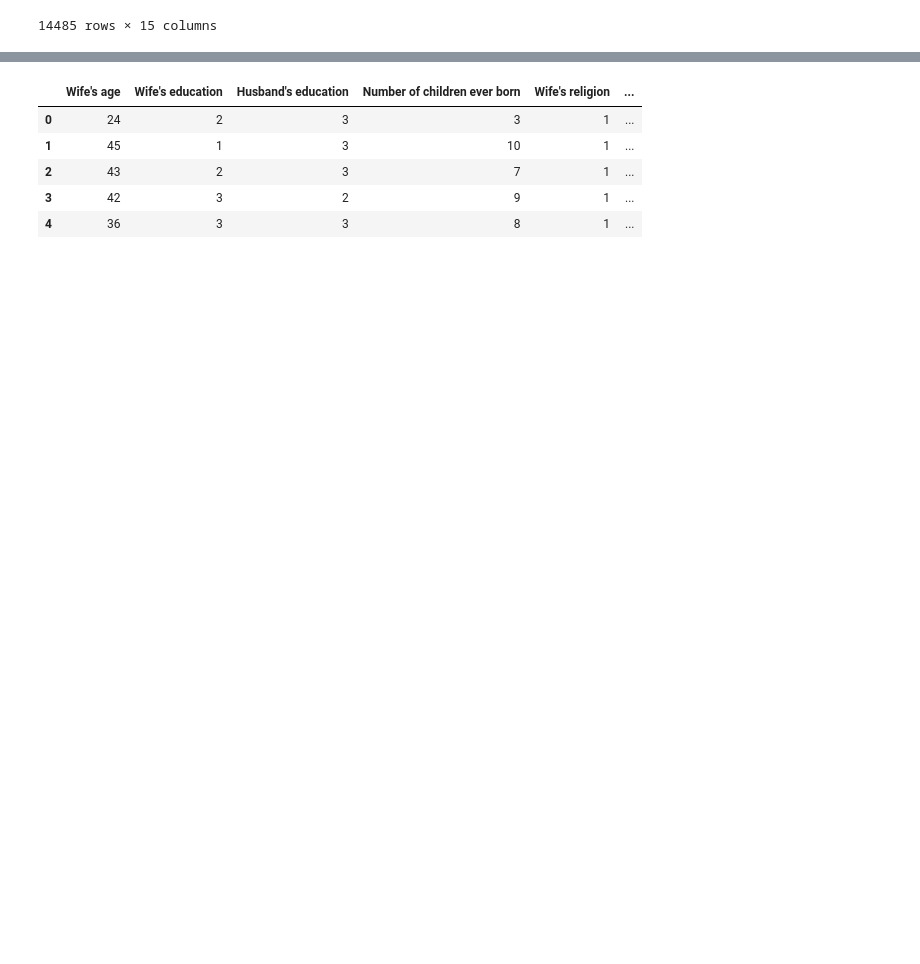
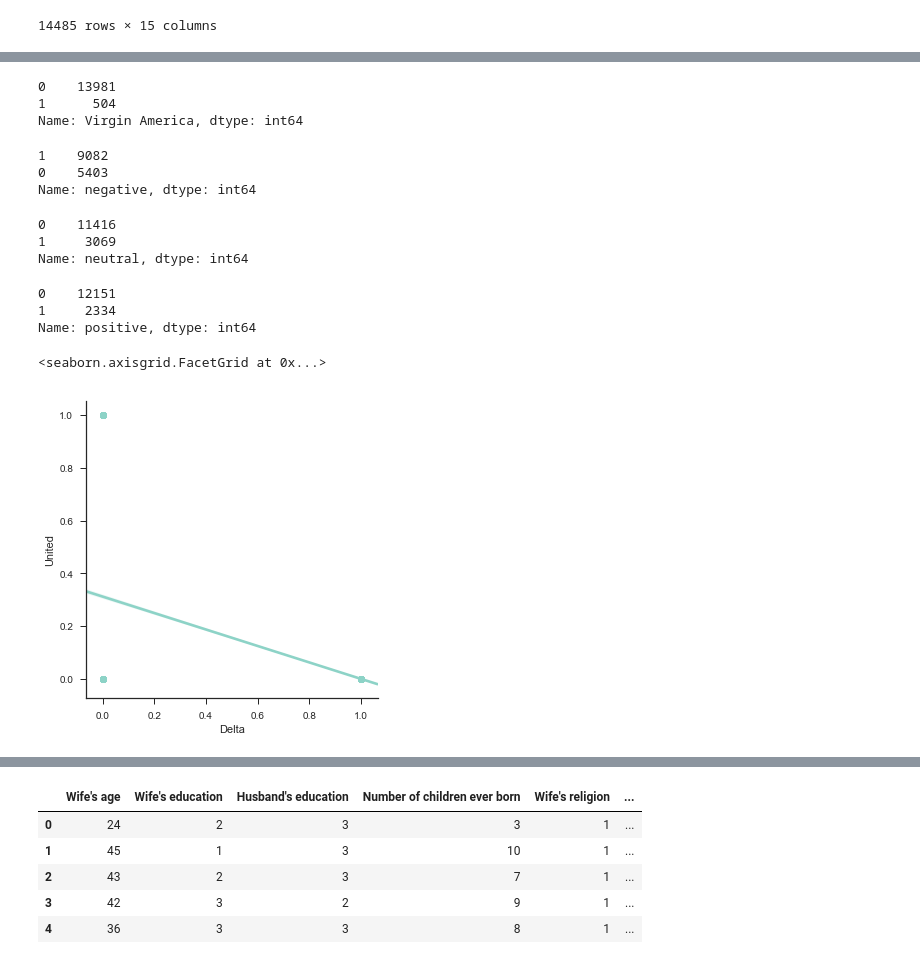
Before and after one commit to marshallringwood/ECON213R-MVR, a Jupyter notebook: ECON+213R+PS1.ipynb, the cells around one changed output, grey strips where cells are left out. Cells and saved outputs as stored; diff of their text form; code cells hidden in the pictures; blank space fills up the shorter version.

```diff
--- a/ECON+213R+PS1.ipynb
+++ b/ECON+213R+PS1.ipynb
@@ -280,7 +284,7 @@ sns.distplot(json_df.goog_cl, kde=True)
 #now using sql file on public sentiment toward various airlines from tweets
 import sqlite3
 # %%
-conn = sqlite3.connect("/Users/marshallringwood/Desktop/ECON213R/database.sqlite")
+conn = sqlite3.connect("/Users/marshallringwood/Desktop/ECON213R-MVR/database.sqlite")
 airline_df = pd.read_sql_query("select * from Tweets;", conn)
 airline_df
 #i'll use: airline_sentiment, negativereason, negativereason_confidence, airline
@@ -306,4 +310,4 @@ airline_df
 # %%
 #dealing with categorical data
 #create dummy variables for sentiment toward airlines
-dum_sent = pd.get_dummies(airline_sentiment)
+dum_sent = pd.get_dummies(airline_df['airline_sentiment'])
@@ -312,4 +314,4 @@ NameError: name 'airline_sentiment' is not defined
 # %%
 #create dummy variables for specific airlines and combine into one data frame
-dum_air = pd.get_dummies(airline)
+dum_air = pd.get_dummies(airline_df['airline'])
 airline_df = pd.concat([airline_df, dum_air], axis=1)
@@ -337,14 +363,33 @@ airline_df['airline_United'].value_counts()
 # %%
-airline_df['airline_Virgin America'].value_counts()
+airline_df['Virgin America'].value_counts()
+# %% [output]
+0    13981
+1      504
+Name: Virgin America, dtype: int64
 # %%
 #value counts for each of the three types of sentiment towards the airline
-airline_df['airline_sentiment_negative'].value_counts()
+airline_df['negative'].value_counts()
+# %% [output]
+1    9082
+0    5403
+Name: negative, dtype: int64
 # %%
-airline_df['airline_sentiment_neutral'].value_counts()
+airline_df['neutral'].value_counts()
+# %% [output]
+0    11416
+1     3069
+Name: neutral, dtype: int64
 # %%
-airline_df['airline_sentiment_positive'].value_counts()
+airline_df['positive'].value_counts()
+# %% [output]
+0    12151
+1     2334
+Name: positive, dtype: int64
 # %%
 #visualizing data
 # %%
-sns.lmplot(x="airline_Delta", y="airline_United", data=airline_df)
+sns.lmplot(x="Delta", y="United", data=airline_df)
+# %% [output]
+<seaborn.axisgrid.FacetGrid at 0x...>
+[figure, added]
 # %%
```
Also changed, not shown: parts of 52 cells of this notebook.
